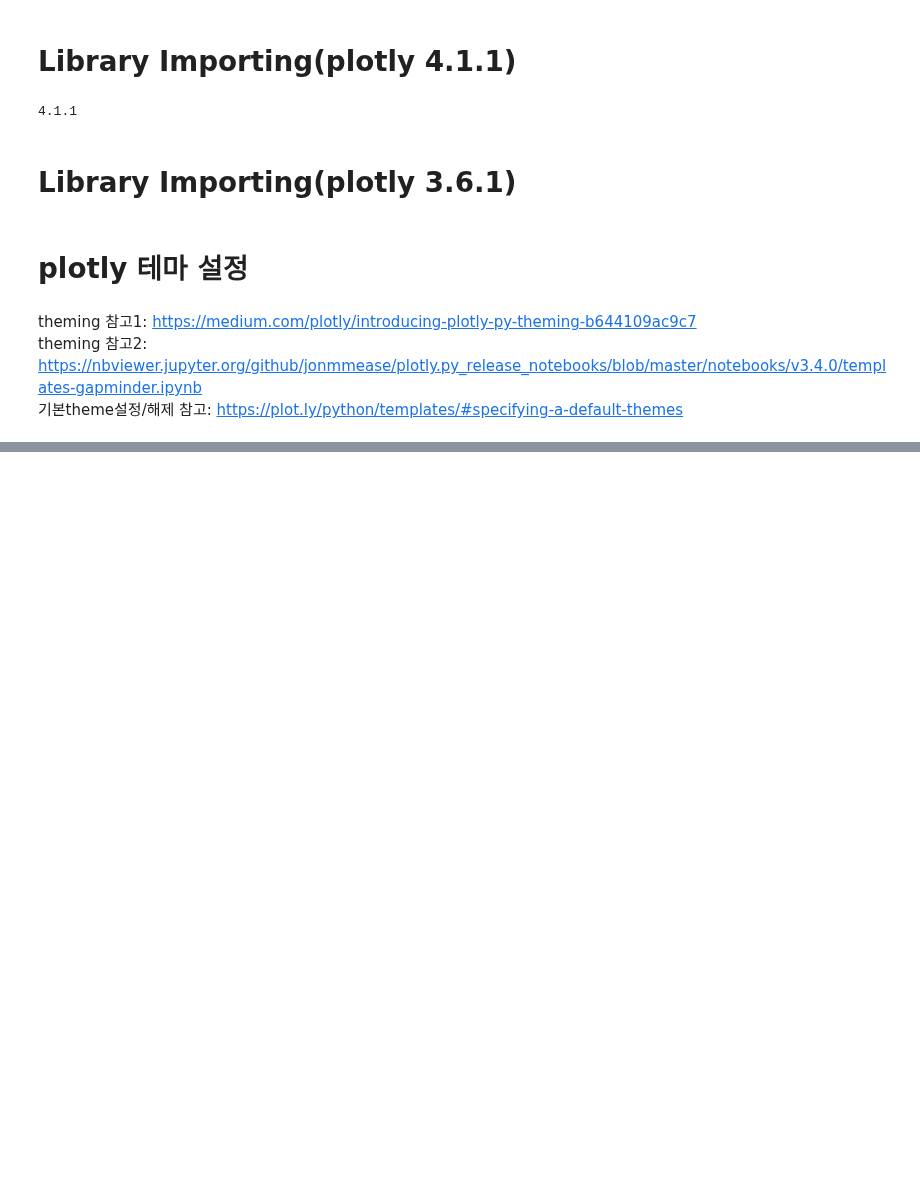
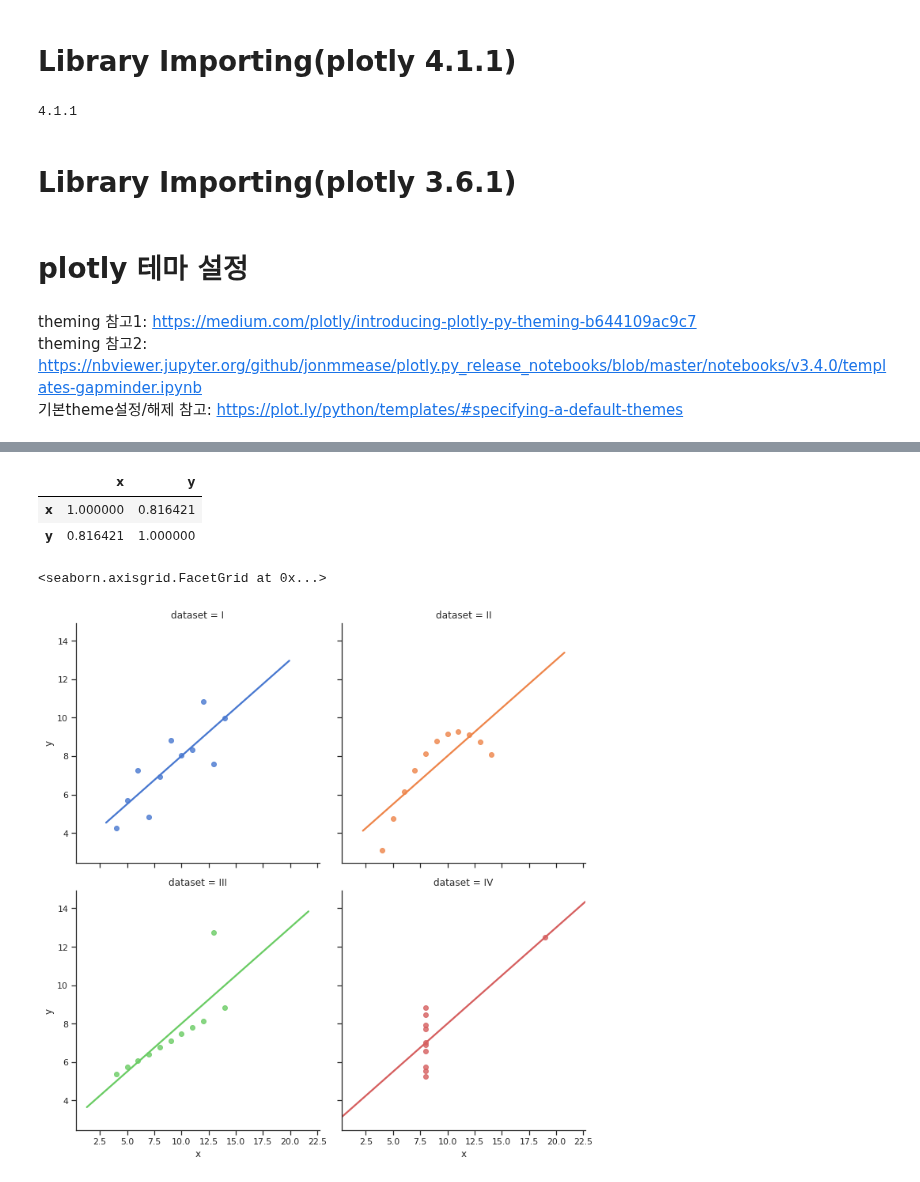
Before and after one commit to jgumin/jupyter-notebook, a Jupyter notebook: practice.ipynb, the cells around one changed output, grey strips where cells are left out. Saved outputs shown, nothing was run; the diff lists cells and outputs as text; code cells hidden in the pictures; blank space fills up the shorter version.

```diff
--- a/practice.ipynb
+++ b/practice.ipynb
@@ -188,0 +148,17 @@ d[0]
+# %%
+sns.set(style="ticks")
+
+# Load the example dataset for Anscombe's quartet
+df = sns.load_dataset("anscombe")
+# %%
+df[df["dataset"] == "I"].corr()
+# %% [output]
+|  | x | y |
+| x | 1.000000 | 0.816421 |
+| y | 0.816421 | 1.000000 |
+# %%
+sns.lmplot(x="x", y="y", data=df, hue="dataset", col="dataset", col_wrap=2,
+           ci=None, palette="muted")
+# %% [output]
+<seaborn.axisgrid.FacetGrid at 0x...>
+[figure, added]
```
Also changed, not shown: parts of 9 cells of this notebook.
